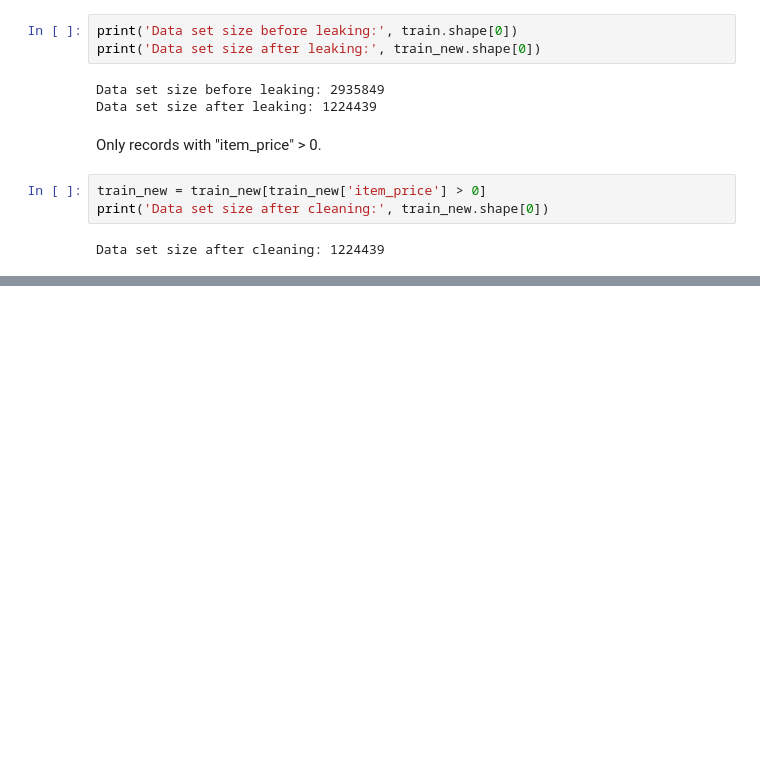
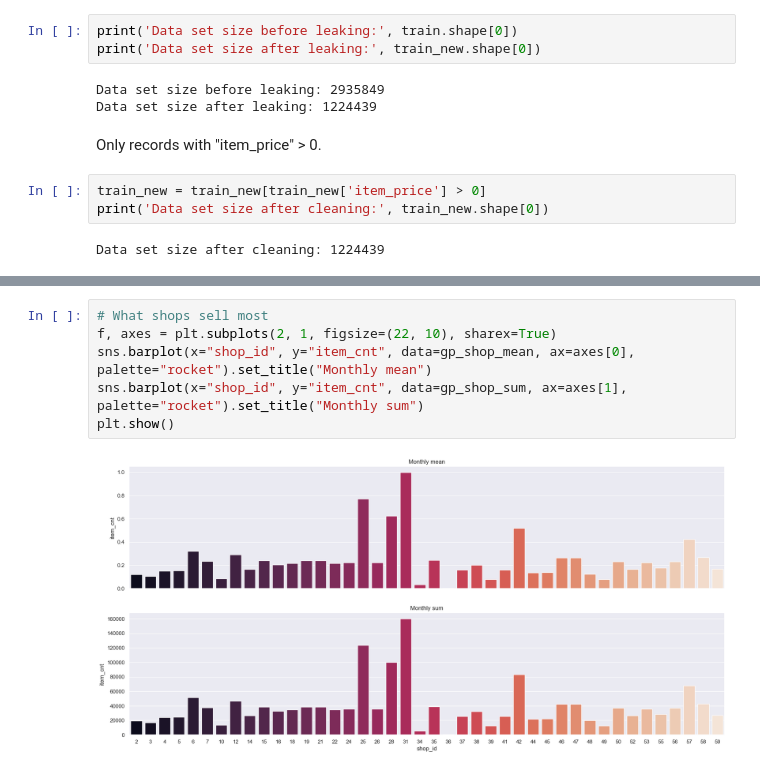
Before and after one commit to ionahu08/StoreSalesForecasting, a Jupyter notebook: Competition/Code/EDA and Feature Engineer.ipynb, the cells around one changed output, grey strips where cells are left out. Saved outputs shown, nothing was run; the diff lists cells and outputs as text; blank space fills up the shorter version.

```diff
--- a/Competition/Code/EDA and Feature Engineer.ipynb
+++ b/Competition/Code/EDA and Feature Engineer.ipynb
@@ -166,0 +293,8 @@ Data set size after cleaning: 1224439
+# %%
+# What shops sell most
+f, axes = plt.subplots(2, 1, figsize=(22, 10), sharex=True)
+sns.barplot(x="shop_id", y="item_cnt", data=gp_shop_mean, ax=axes[0], palette="rocket").set_title("Monthly mean")
+sns.barplot(x="shop_id", y="item_cnt", data=gp_shop_sum, ax=axes[1], palette="rocket").set_title("Monthly sum")
+plt.show()
+# %% [output]
+[figure, added]
```
Also changed, not shown: parts of 21 cells of this notebook.
